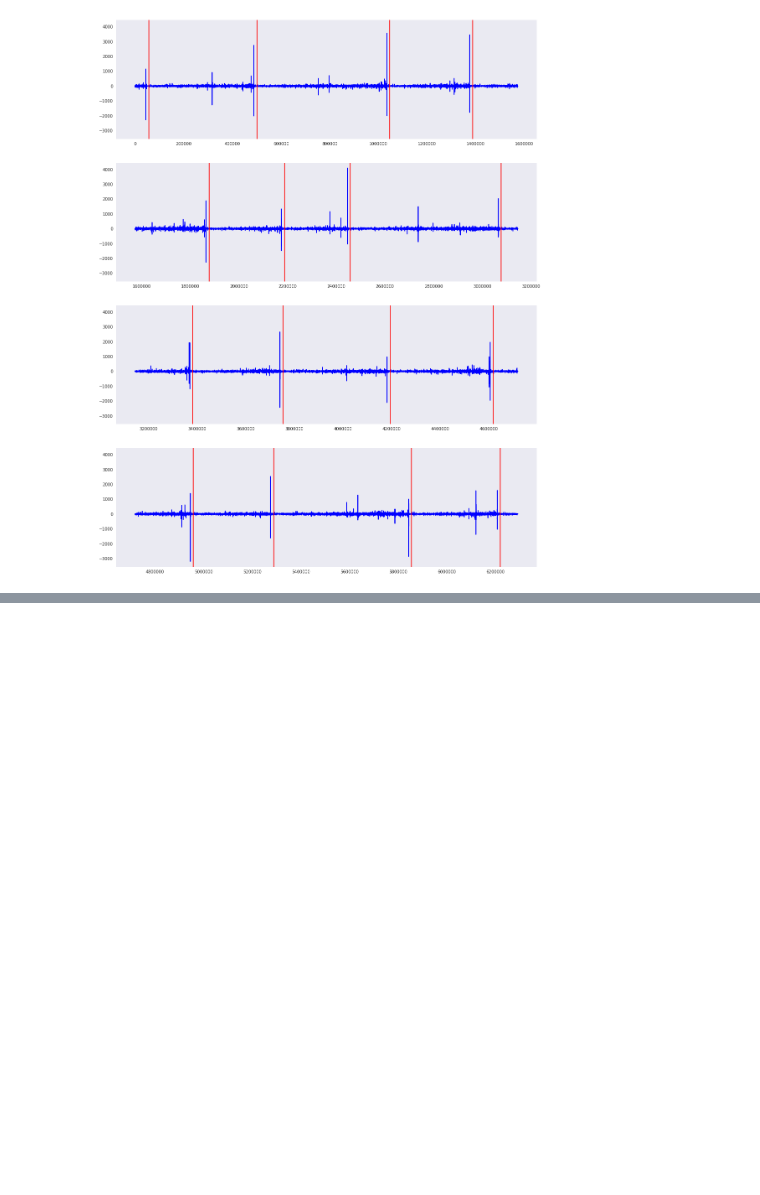
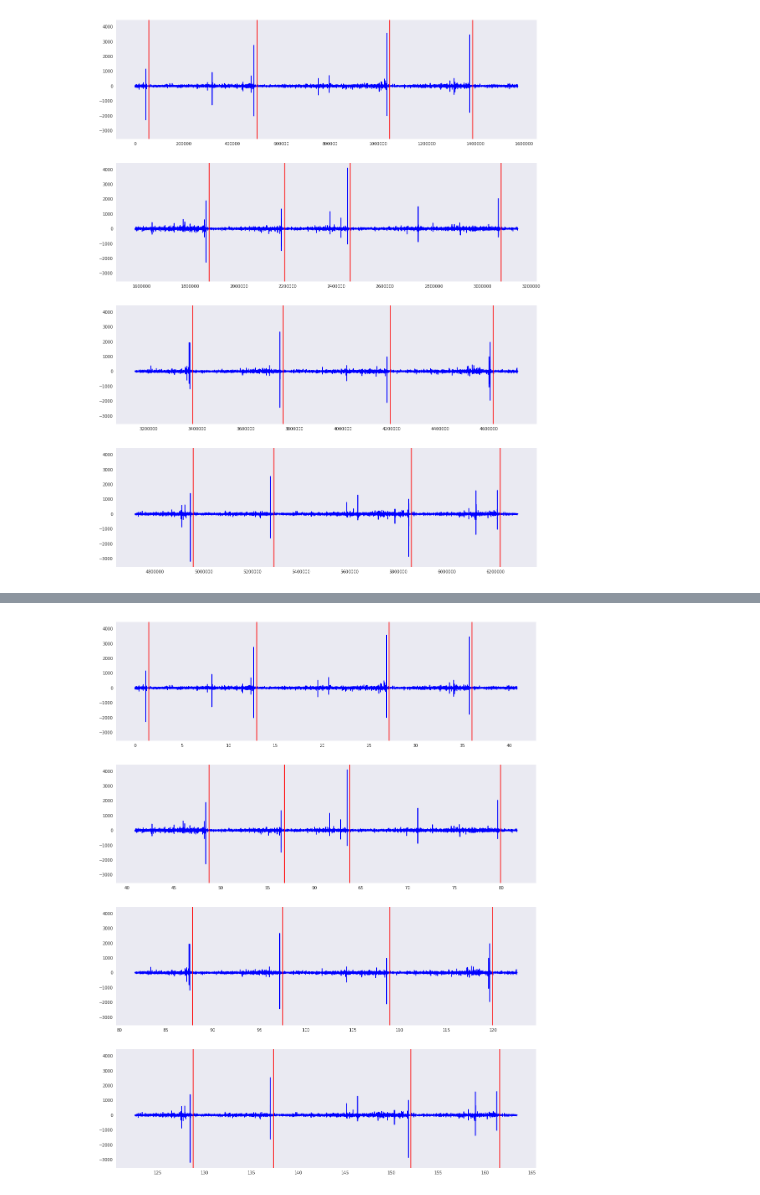
Before and after one commit to jeff-daniels/kaggle-scripts, a Jupyter notebook: LANL Earthquake Detection.ipynb, the cells around one changed output, grey strips where cells are left out. Saved outputs shown, nothing was run; the diff lists cells and outputs as text; code cells hidden in the pictures; blank space fills up the shorter version.

Commit message:
add time series columns

```diff
--- a/LANL Earthquake Detection.ipynb
+++ b/LANL Earthquake Detection.ipynb
@@ -132,7 +138,7 @@ def locate_failures(df, threshold = 1):
     df['failure'].loc[failures] = True
     return df
 # %%
-train = locate_failures(train)`
+train = locate_failures(train)
 # %%
 def plot_acoustic_failure(df, nrows=1, interval=None):
     """
@@ -164,0 +190,3 @@ plot_acoustic_failure(train, nrows = 4)
+# %%
+train = add_time_columns(train)
+train.head()
@@ -164,0 +200,29 @@ plot_acoustic_failure(train, nrows = 4)
+# %%
+def plot_acoustic_failure_v2(df, nrows=1, interval=None):
+    """
+    Plots acoustic vs. failure
+    nrows is the number of subplots
+    interval is an integer row index tuple or list for rows of data you wish to plot
+
+    In case I forget why I used squeeze and 2-D axes arrays:
+    # https://stackoverflow.com/questions/19953348/error-when-looping-to-produce-subplots
+    """
+
+    if np.any(interval == None):
+        interval = [0, len(df)-1]
+
+    df = df.iloc[interval[0]:interval[1]]
+    sub_length = int(len(df)/nrows)
+    fig, axes = plt.subplots(nrows,1, sharey= True, figsize = (18,6*nrows), squeeze=False)
+    for i in range(0,nrows):
+        sub_range = range(i*sub_length,(i+1)*sub_length)
+        axes[i,0].plot( df['ts'].iloc[sub_range], df['acoustic_data'].iloc[sub_range], color = 'b')
+        axes[i,0].grid(False)
+        for failure in df.iloc[sub_range].loc[df['failure']==True].index:
+            axes[i, 0].axvline(df['ts'].iloc[failure], color = 'r')
+
+    return None
+# %%
+plot_acoustic_failure_v2(train, nrows = 4)
+# %% [output]
+[figure, added]
```
Also changed, not shown: parts of 5 cells of this notebook.
